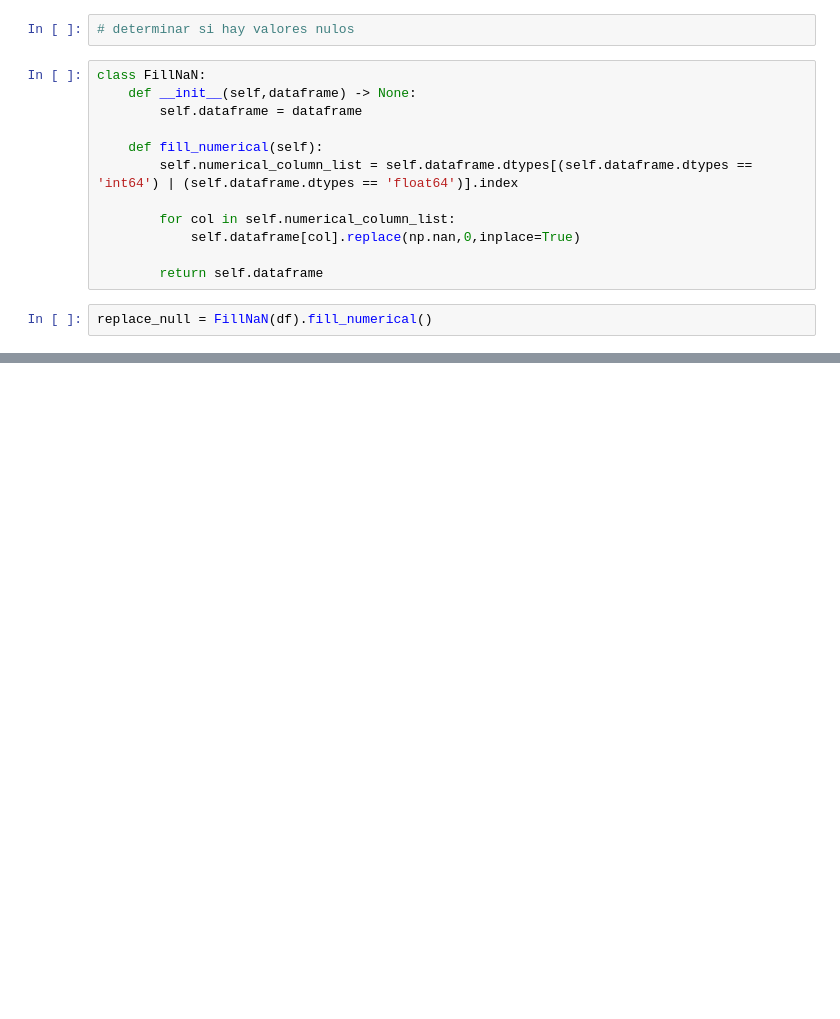
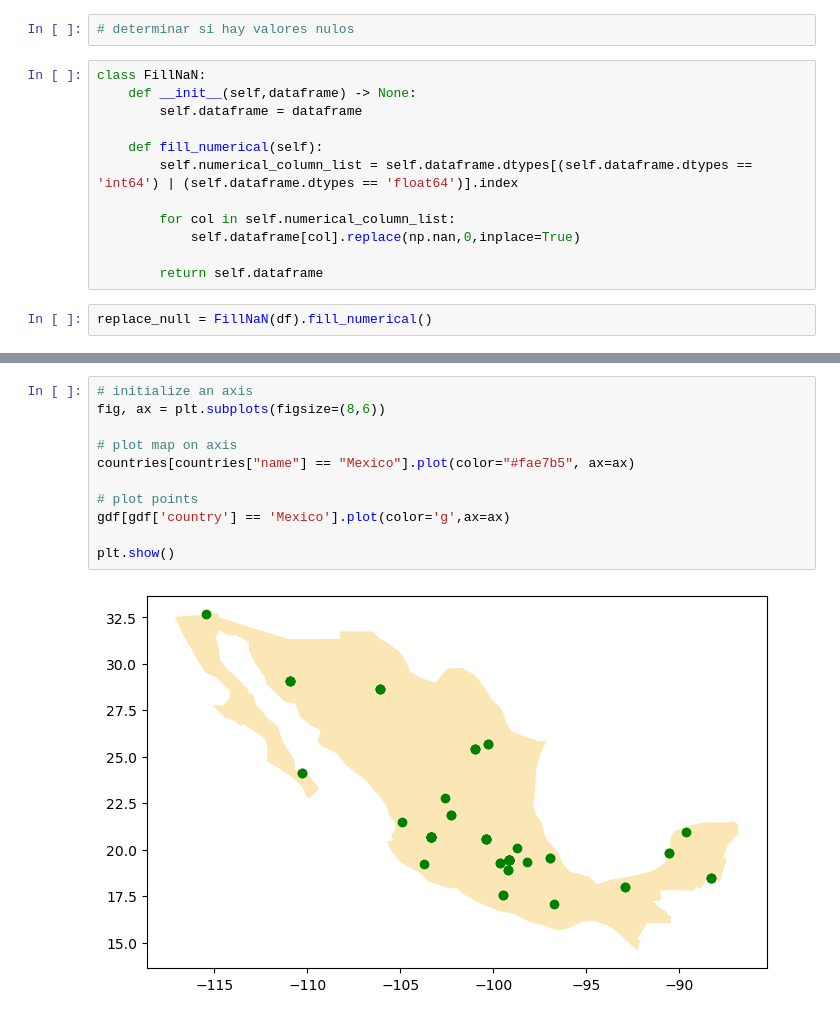
Before and after one commit to r3card0/Twitter-exercise-BI, a Jupyter notebook: Data_Gathering-Transformation.ipynb, the cells around one changed output, grey strips where cells are left out. Saved outputs shown, nothing was run; the diff lists cells and outputs as text; blank space fills up the shorter version.

```diff
--- a/Data_Gathering-Transformation.ipynb
+++ b/Data_Gathering-Transformation.ipynb
@@ -60,0 +149,13 @@ df
+# %%
+# initialize an axis
+fig, ax = plt.subplots(figsize=(8,6))
+
+# plot map on axis
+countries[countries["name"] == "Mexico"].plot(color="#fae7b5", ax=ax)
+
+# plot points
+gdf[gdf['country'] == 'Mexico'].plot(color='g',ax=ax)
+
+plt.show()
+# %% [output]
+[figure, added]
```
Also changed, not shown: parts of 26 cells of this notebook.
